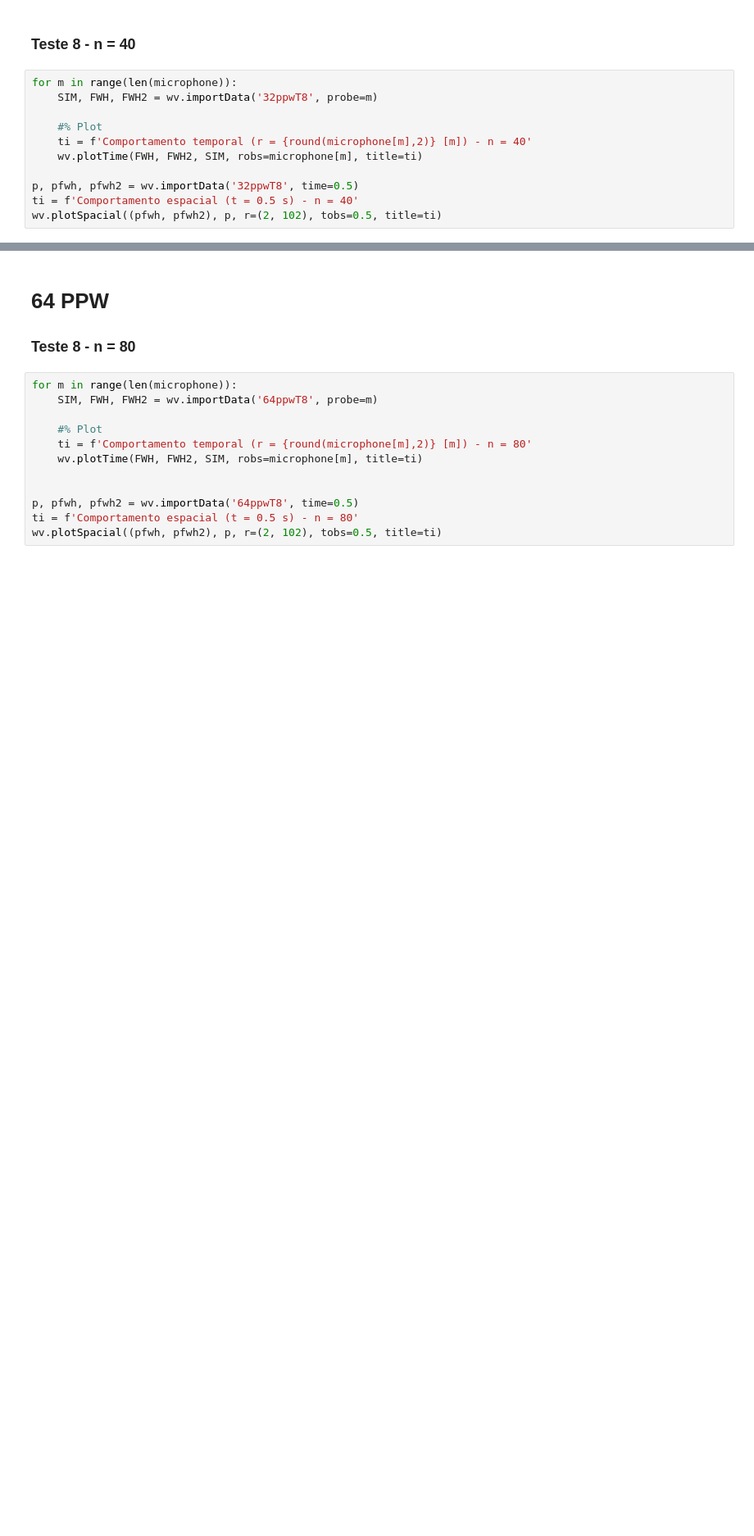
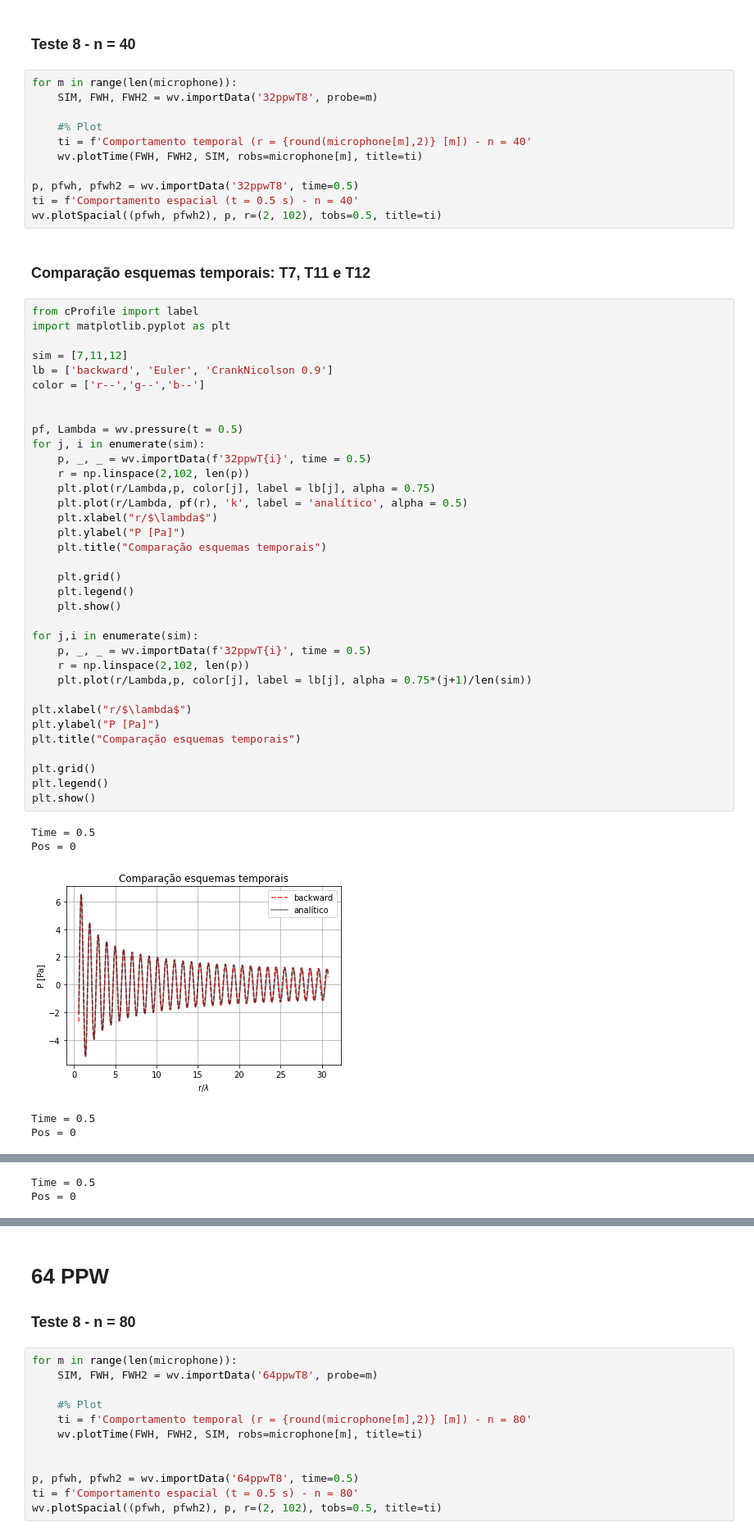
Before and after one commit to Widmark-Kaue/post-process-monopole, a Jupyter notebook: scripts/monopole.ipynb, the cells around one changed output, grey strips where cells are left out. Shown at 82% size. Drawn from its saved outputs; the diff is of its cells as text; blank space fills up the shorter version.

```diff
--- a/scripts/monopole.ipynb
+++ b/scripts/monopole.ipynb
@@ -66,3 +81,46 @@ for m in range(len(microphone)):
 p, pfwh, pfwh2 = wv.importData('32ppwT8', time=0.5)
 ti = f'Comportamento espacial (t = 0.5 s) - n = 40'
 wv.plotSpacial((pfwh, pfwh2), p, r=(2, 102), tobs=0.5, title=ti)
+# %% [markdown]
+### Comparação esquemas temporais: T7, T11 e T12
+# %%
+from cProfile import label
+import matplotlib.pyplot as plt
+
+sim = [7,11,12]
+lb = ['backward', 'Euler', 'CrankNicolson 0.9']
+color = ['r--','g--','b--']
+
+
+pf, Lambda = wv.pressure(t = 0.5)
+for j, i in enumerate(sim):
+    p, _, _ = wv.importData(f'32ppwT{i}', time = 0.5)
+    r = np.linspace(2,102, len(p))
+    plt.plot(r/Lambda,p, color[j], label = lb[j], alpha = 0.75)
+    plt.plot(r/Lambda, pf(r), 'k', label = 'analítico', alpha = 0.5)
+    plt.xlabel("r/$\lambda$")
+    plt.ylabel("P [Pa]")
+    plt.title("Comparação esquemas temporais")
+
+    plt.grid()
+    plt.legend()
+    plt.show()
+
+for j,i in enumerate(sim):
+    p, _, _ = wv.importData(f'32ppwT{i}', time = 0.5)
+    r = np.linspace(2,102, len(p))
+    plt.plot(r/Lambda,p, color[j], label = lb[j], alpha = 0.75*(j+1)/len(sim))
+
+plt.xlabel("r/$\lambda$")
+plt.ylabel("P [Pa]")
+plt.title("Comparação esquemas temporais")
+
+plt.grid()
+plt.legend()
+plt.show()
+# %% [output]
+Time = 0.5
+Pos = 0
+[figure, added]
+Time = 0.5
+Pos = 0
@@ -68,0 +128,2 @@ wv.plotSpacial((pfwh, pfwh2), p, r=(2, 102), tobs=0.5, title=ti)
+Time = 0.5
+Pos = 0
```
Also changed, not shown: parts of 6 cells of this notebook, 1 other file.
